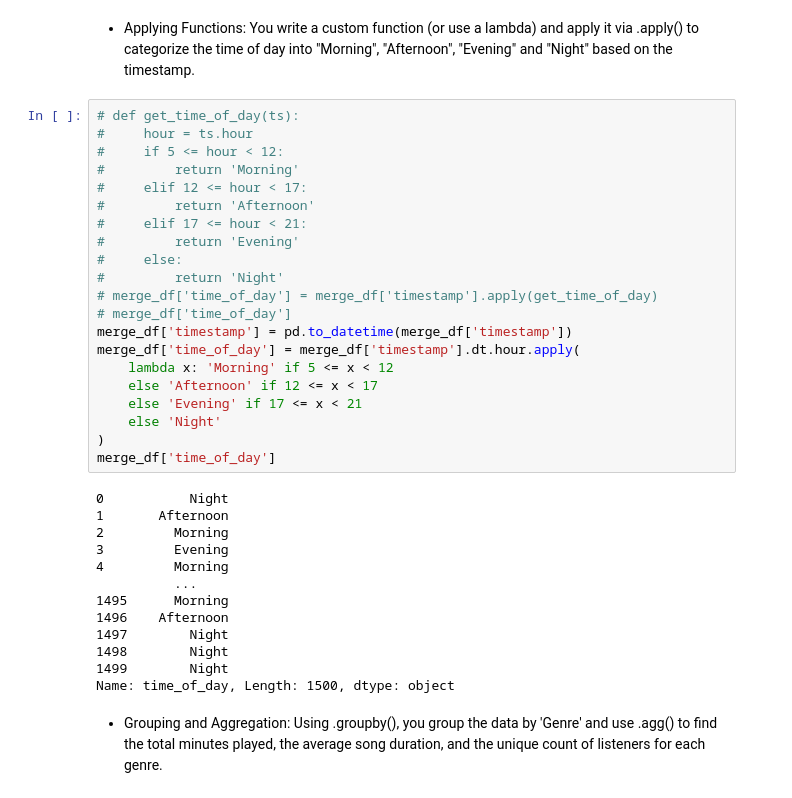
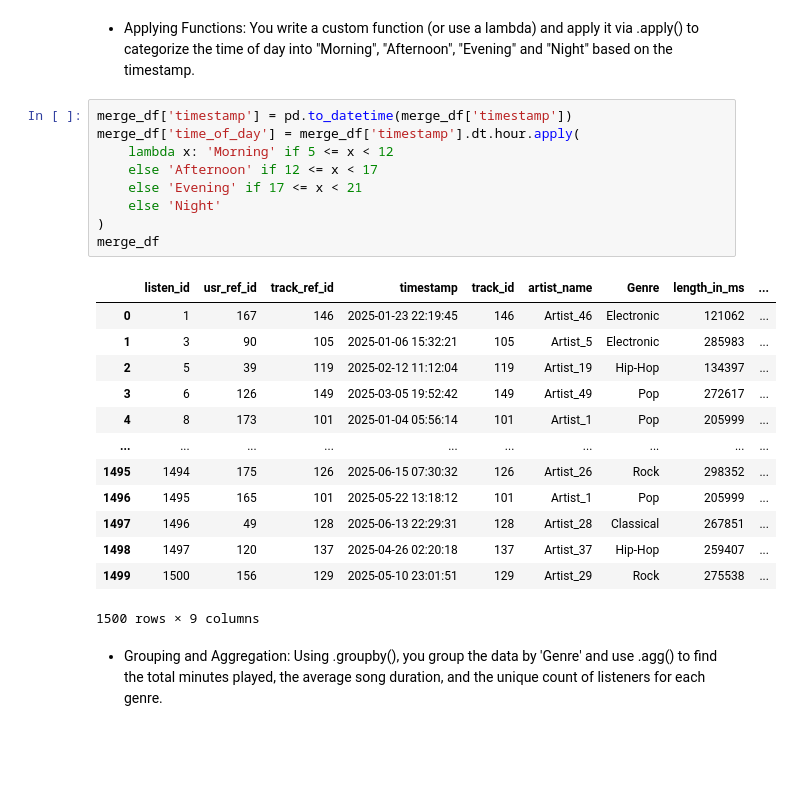
Before and after one commit to Johnnn-789/Music-Streaming, a Jupyter notebook: Music Streaming Habits Analyzer.ipynb, the cells around one changed output. Drawn from its saved outputs; the diff is of its cells as text; blank space fills up the shorter version.

```diff
--- a/Music Streaming Habits Analyzer.ipynb
+++ b/Music Streaming Habits Analyzer.ipynb
@@ -170,38 +170,27 @@ merge_df
 # %% [markdown]
 * Applying Functions: You write a custom function (or use a lambda) and apply it via .apply() to categorize the time of day into "Morning", "Afternoon", "Evening" and "Night" based on the timestamp.
 # %%
-# def get_time_of_day(ts):
-#     hour = ts.hour
-#     if 5 <= hour < 12:
-#         return 'Morning'
-#     elif 12 <= hour < 17:
-#         return 'Afternoon'
-#     elif 17 <= hour < 21:
-#         return 'Evening'
-#     else:
-#         return 'Night'
-# merge_df['time_of_day'] = merge_df['timestamp'].apply(get_time_of_day)
-# merge_df['time_of_day']
 merge_df['timestamp'] = pd.to_datetime(merge_df['timestamp'])
 merge_df['time_of_day'] = merge_df['timestamp'].dt.hour.apply(
     lambda x: 'Morning' if 5 <= x < 12
     else 'Afternoon' if 12 <= x < 17
     else 'Evening' if 17 <= x < 21
     else 'Night'
 )
-merge_df['time_of_day']
+merge_df
 # %% [output]
+|  | listen_id | usr_ref_id | track_ref_id | timestamp | track_id | artist_name | Genre | length_in_ms | ... |
+| 0 | 1 | 167 | 146 | 2025-01-23 22:19:45 | 146 | Artist_46 | Electronic | 121062 | ... |
+| 1 | 3 | 90 | 105 | 2025-01-06 15:32:21 | 105 | Artist_5 | Electronic | 285983 | ... |
+| 2 | 5 | 39 | 119 | 2025-02-12 11:12:04 | 119 | Artist_19 | Hip-Hop | 134397 | ... |
+| 3 | 6 | 126 | 149 | 2025-03-05 19:52:42 | 149 | Artist_49 | Pop | 272617 | ... |
+| 4 | 8 | 173 | 101 | 2025-01-04 05:56:14 | 101 | Artist_1 | Pop | 205999 | ... |
+| ... | ... | ... | ... | ... | ... | ... | ... | ... | ... |
+| 1495 | 1494 | 175 | 126 | 2025-06-15 07:30:32 | 126 | Artist_26 | Rock | 298352 | ... |
+| 1496 | 1495 | 165 | 101 | 2025-05-22 13:18:12 | 101 | Artist_1 | Pop | 205999 | ... |
+| 1497 | 1496 | 49 | 128 | 2025-06-13 22:29:31 | 128 | Artist_28 | Classical | 267851 | ... |
+| 1498 | 1497 | 120 | 137 | 2025-04-26 02:20:18 | 137 | Artist_37 | Hip-Hop | 259407 | ... |
+| 1499 | 1500 | 156 | 129 | 2025-05-10 23:01:51 | 129 | Artist_29 | Rock | 275538 | ... |
-0           Night
-1       Afternoon
-2         Morning
-3         Evening
-4         Morning
-          ...
-1495      Morning
-1496    Afternoon
-1497        Night
-1498        Night
-1499        Night
-Name: time_of_day, Length: 1500, dtype: object
+1500 rows × 9 columns
 # %% [markdown]
 * Grouping and Aggregation: Using .groupby(), you group the data by 'Genre' and use .agg() to find the total minutes played, the average song duration, and the unique count of listeners for each genre.
```
Also changed, not shown: parts of 5 cells of this notebook.
